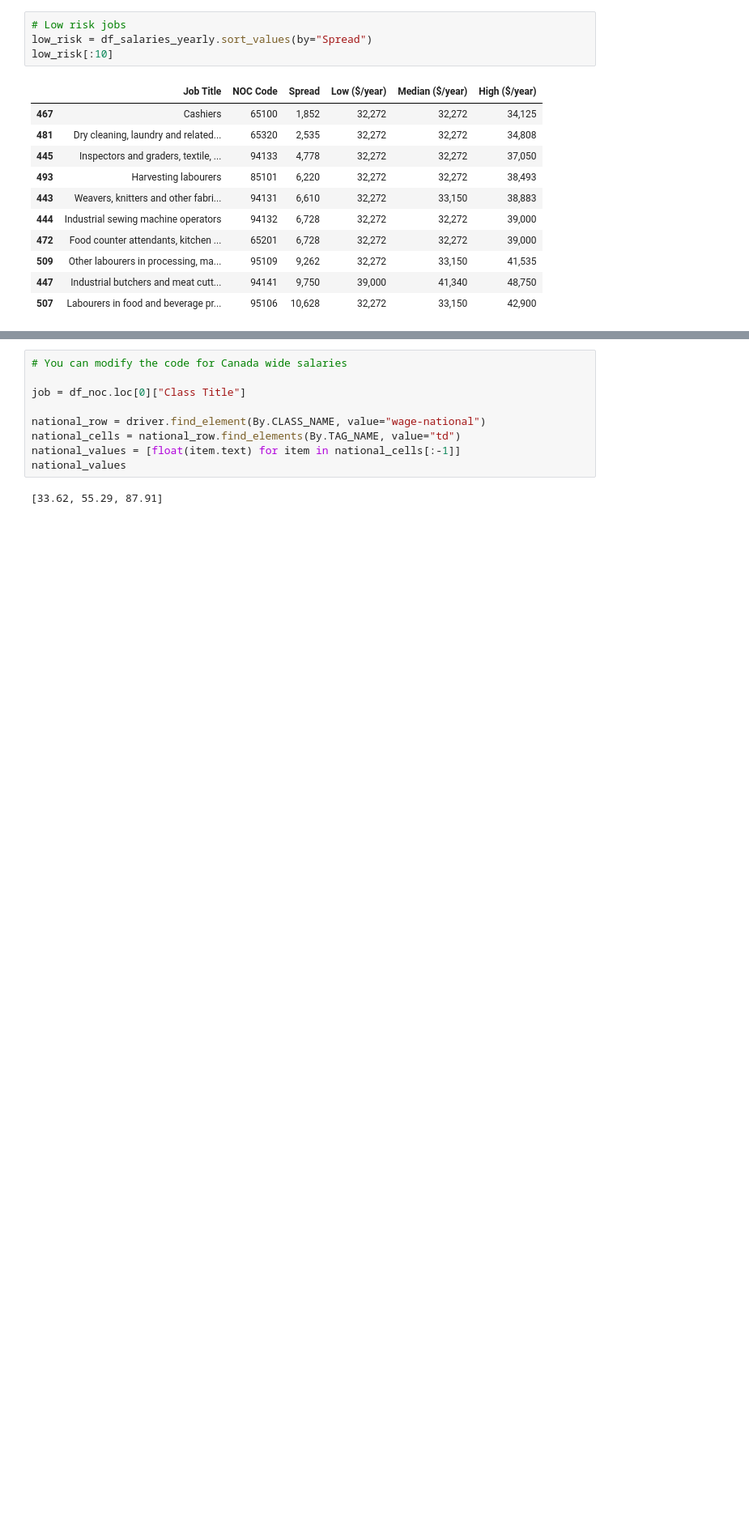
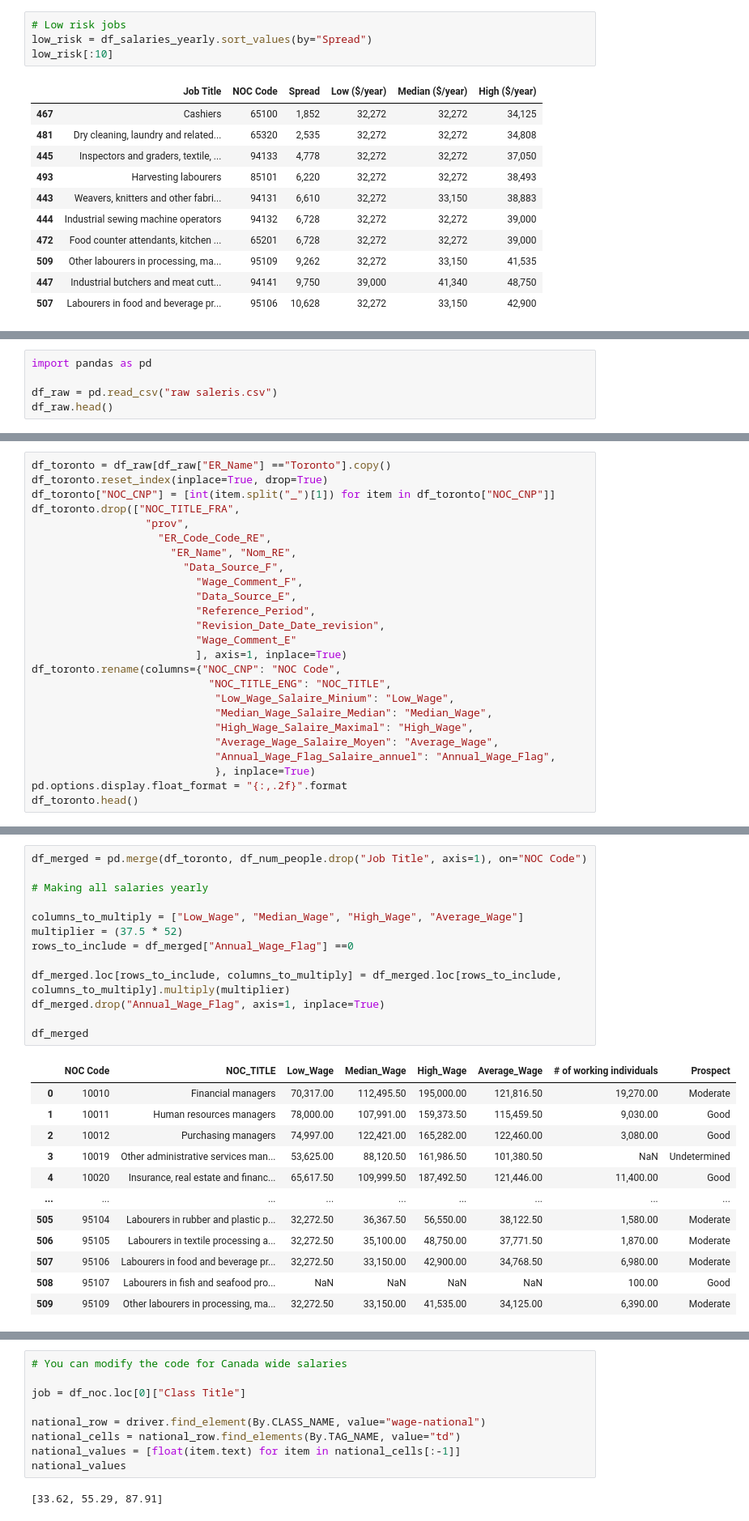
Before and after one commit to talezadeh/Salaries_in_Toronto, a Jupyter notebook: main.ipynb, the cells around one changed output, grey strips where cells are left out. Shown at 81% size. Drawn from its saved outputs; the diff is of its cells as text; blank space fills up the shorter version.

```diff
--- a/main.ipynb
+++ b/main.ipynb
@@ -254,0 +370,5 @@ low_risk[:10]
+# %%
+import pandas as pd
+
+df_raw = pd.read_csv("raw saleris.csv")
+df_raw.head()
@@ -254,0 +382,25 @@ low_risk[:10]
+# %%
+df_toronto = df_raw[df_raw["ER_Name"] =="Toronto"].copy()
+df_toronto.reset_index(inplace=True, drop=True)
+df_toronto["NOC_CNP"] = [int(item.split("_")[1]) for item in df_toronto["NOC_CNP"]]
+df_toronto.drop(["NOC_TITLE_FRA",
+                  "prov",
+                    "ER_Code_Code_RE",
+                      "ER_Name", "Nom_RE",
+                        "Data_Source_F",
+                          "Wage_Comment_F",
+                          "Data_Source_E",
+                          "Reference_Period",
+                          "Revision_Date_Date_revision",
+                          "Wage_Comment_E"
+                          ], axis=1, inplace=True)
+df_toronto.rename(columns={"NOC_CNP": "NOC Code",
+                            "NOC_TITLE_ENG": "NOC_TITLE",
+                             "Low_Wage_Salaire_Minium": "Low_Wage",
+                             "Median_Wage_Salaire_Median": "Median_Wage",
+                             "High_Wage_Salaire_Maximal": "High_Wage",
+                             "Average_Wage_Salaire_Moyen": "Average_Wage",
+                             "Annual_Wage_Flag_Salaire_annuel": "Annual_Wage_Flag",
+                             }, inplace=True)
+pd.options.display.float_format = "{:,.2f}".format
+df_toronto.head()
@@ -254,0 +414,26 @@ low_risk[:10]
+# %%
+df_merged = pd.merge(df_toronto, df_num_people.drop("Job Title", axis=1), on="NOC Code")
+
+# Making all salaries yearly
+
+columns_to_multiply = ["Low_Wage", "Median_Wage", "High_Wage", "Average_Wage"]
+multiplier = (37.5 * 52)
+rows_to_include = df_merged["Annual_Wage_Flag"] ==0
+
+df_merged.loc[rows_to_include, columns_to_multiply] = df_merged.loc[rows_to_include, columns_to_multiply].multiply(multiplier)
+df_merged.drop("Annual_Wage_Flag", axis=1, inplace=True)
+
+df_merged
+# %% [output]
+|  | NOC Code | NOC_TITLE | Low_Wage | Median_Wage | High_Wage | Average_Wage | # of working individuals | Prospect |
+| 0 | 10010 | Financial managers | 70,317.00 | 112,495.50 | 195,000.00 | 121,816.50 | 19,270.00 | Moderate |
+| 1 | 10011 | Human resources managers | 78,000.00 | 107,991.00 | 159,373.50 | 115,459.50 | 9,030.00 | Good |
+| 2 | 10012 | Purchasing managers | 74,997.00 | 122,421.00 | 165,282.00 | 122,460.00 | 3,080.00 | Good |
+| 3 | 10019 | Other administrative services man... | 53,625.00 | 88,120.50 | 161,986.50 | 101,380.50 | NaN | Undetermined |
+| 4 | 10020 | Insurance, real estate and financ... | 65,617.50 | 109,999.50 | 187,492.50 | 121,446.00 | 11,400.00 | Good |
+| ... | ... | ... | ... | ... | ... | ... | ... | ... |
+| 505 | 95104 | Labourers in rubber and plastic p... | 32,272.50 | 36,367.50 | 56,550.00 | 38,122.50 | 1,580.00 | Moderate |
+| 506 | 95105 | Labourers in textile processing a... | 32,272.50 | 35,100.00 | 48,750.00 | 37,771.50 | 1,870.00 | Moderate |
+| 507 | 95106 | Labourers in food and beverage pr... | 32,272.50 | 33,150.00 | 42,900.00 | 34,768.50 | 6,980.00 | Moderate |
+| 508 | 95107 | Labourers in fish and seafood pro... | NaN | NaN | NaN | NaN | 100.00 | Good |
+| 509 | 95109 | Other labourers in processing, ma... | 32,272.50 | 33,150.00 | 41,535.00 | 34,125.00 | 6,390.00 | Moderate |
```
Also changed, not shown: parts of 15 cells of this notebook, 4 other files.
